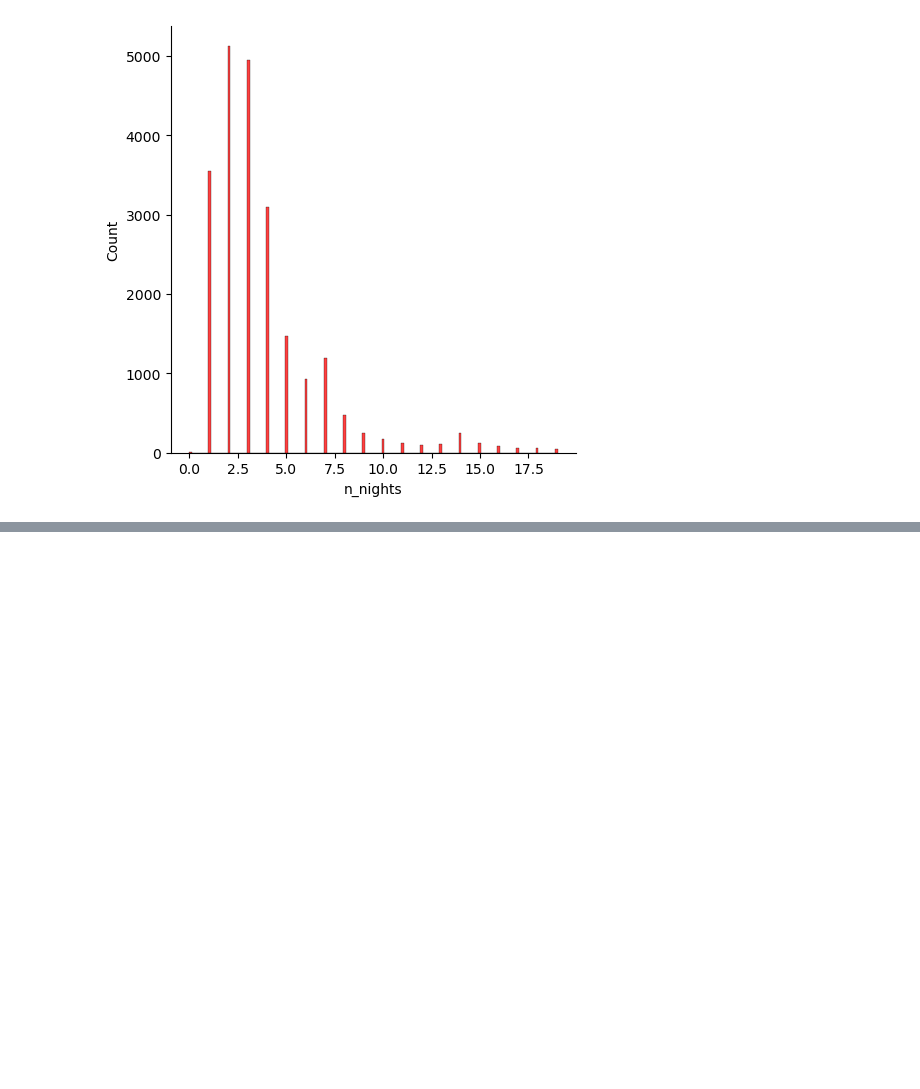
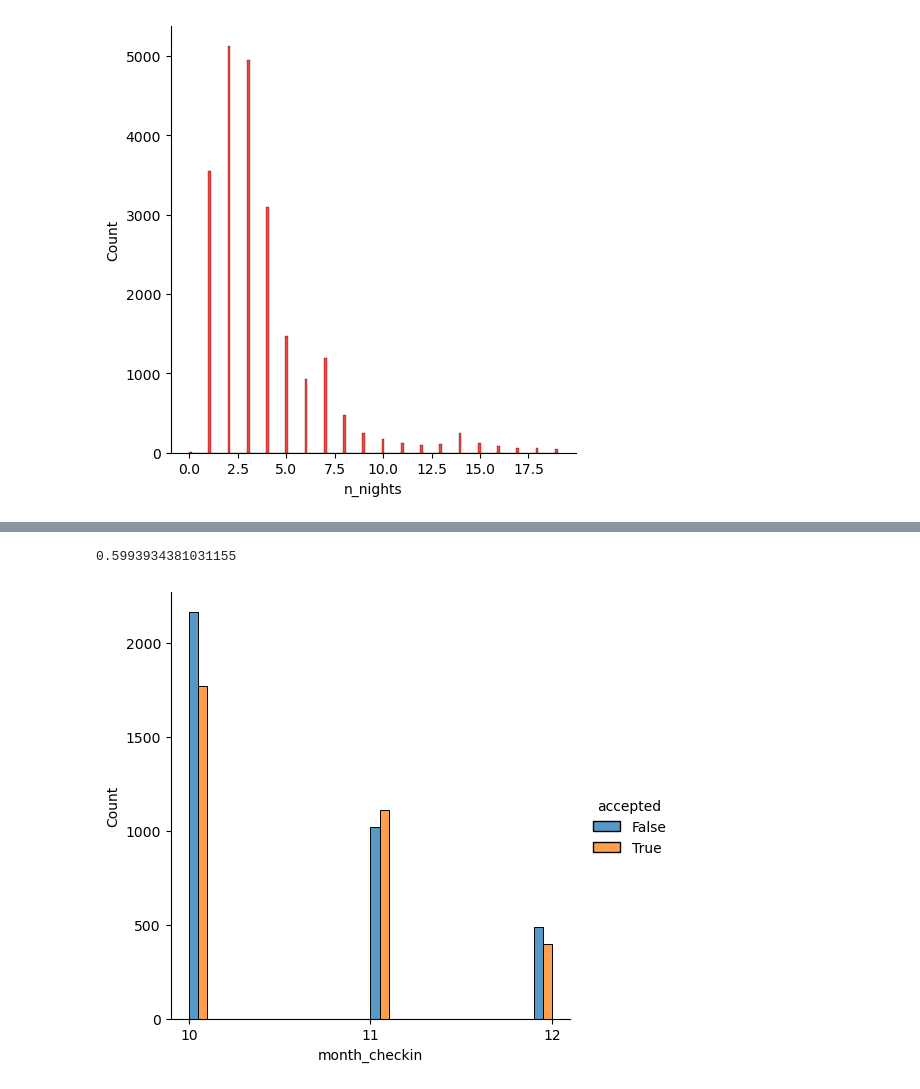
Before and after one commit to greenboi105/Python, a Jupyter notebook: Python Frameworks/Data Assignments/dublin.ipynb, the cells around one changed output, grey strips where cells are left out. Saved outputs shown, nothing was run; the diff lists cells and outputs as text; code cells hidden in the pictures; blank space fills up the shorter version.

```diff
--- a/Python Frameworks/Data Assignments/dublin.ipynb
+++ b/Python Frameworks/Data Assignments/dublin.ipynb
@@ -208,0 +319,16 @@ plt.show()
+# %%
+# NOTE: Conversion rate from accepting to booking
+contacts['ts_booking_at'].count()/contacts['ts_accepted_at'].count()
+# %% [output]
+0.5993934381031155
+# %%
+# NOTE: Timeframe of when guests are accepted versus rejected
+
+contacts['month_checkin'] = contacts['ds_checkin'].dt.month
+contacts_checkin = contacts[contacts['month_checkin'] > 9]
+
+sns.displot(contacts_checkin, x='month_checkin', hue='accepted', multiple='dodge')
+plt.xticks([10, 11, 12])
+plt.show()
+# %% [output]
+[figure, added]
```
Also changed, not shown: parts of 11 cells of this notebook, 1 other file.
